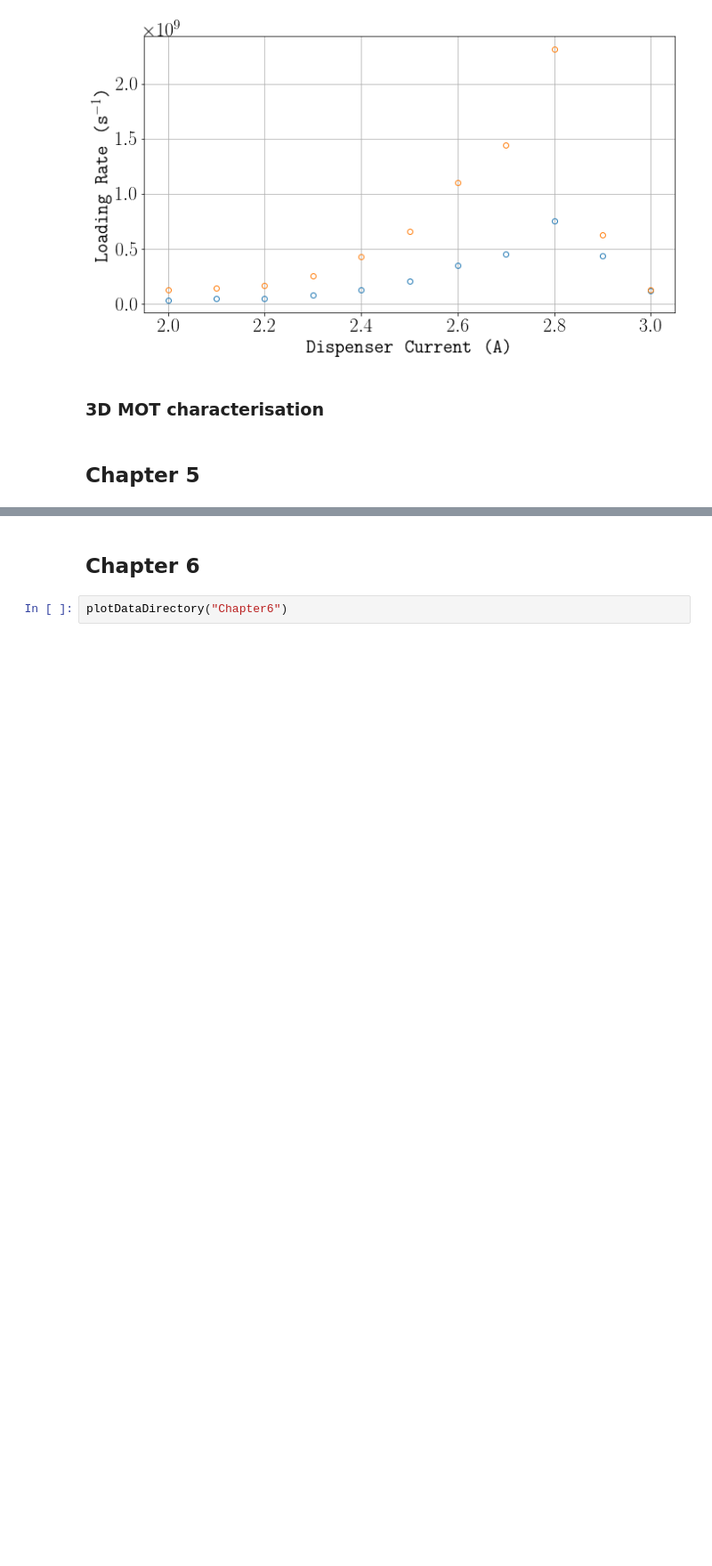
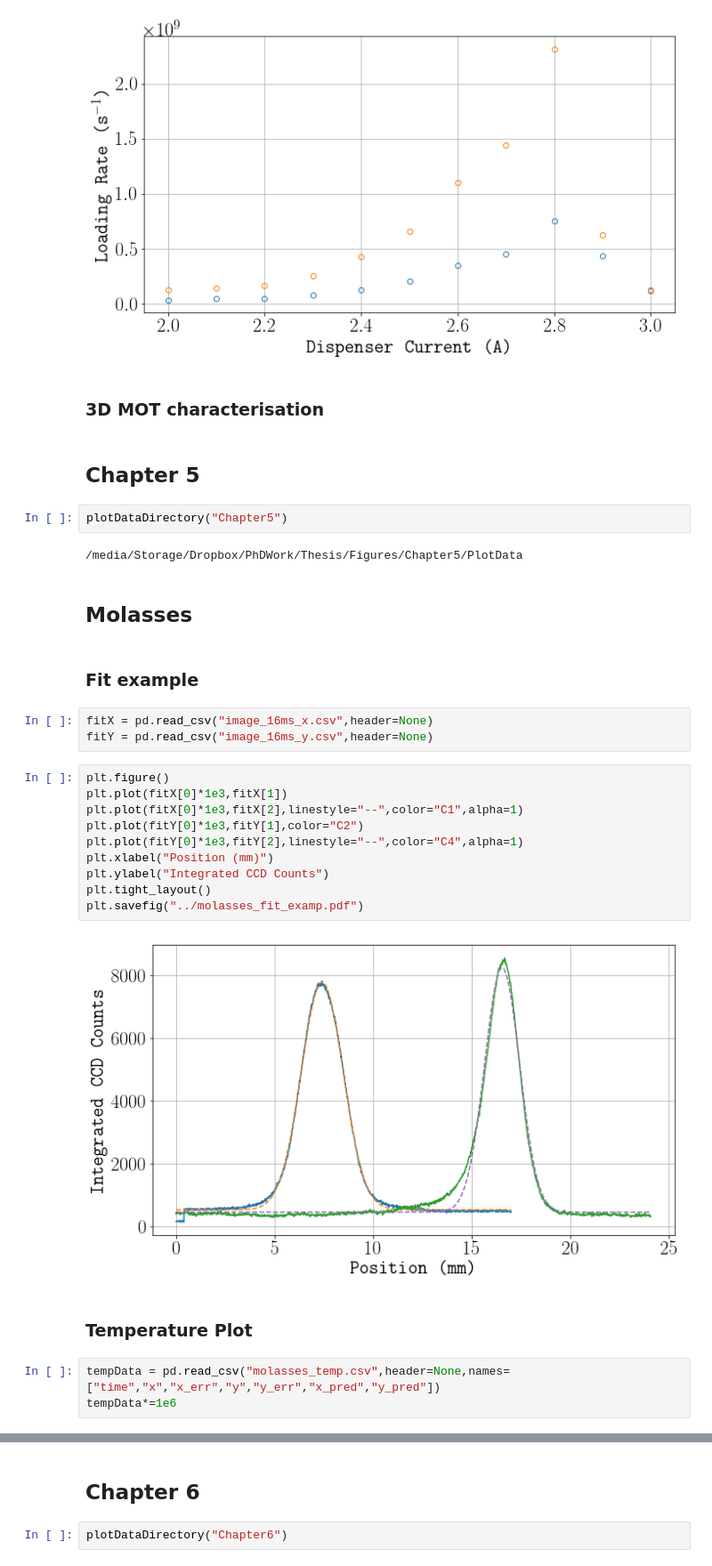
Before and after one commit to jstammers/thesis, a Jupyter notebook: Thesis Plots.ipynb, the cells around one changed output, grey strips where cells are left out. Shown at 89% size. Cells and saved outputs as stored; diff of their text form; blank space fills up the shorter version.

Commit message:
02/07 - Most of molasses. Comitting before making compcontrol changes

```diff
--- a/Thesis Plots.ipynb
+++ b/Thesis Plots.ipynb
@@ -408,3 +408,31 @@ plt.savefig("../loading_rate.pdf")
 ### 3D MOT characterisation
 # %% [markdown]
 ## Chapter 5
+# %%
+plotDataDirectory("Chapter5")
+# %% [output]
+/media/Storage/Dropbox/PhDWork/Thesis/Figures/Chapter5/PlotData
+# %% [markdown]
+## Molasses
+# %% [markdown]
+### Fit example
+# %%
+fitX = pd.read_csv("image_16ms_x.csv",header=None)
+fitY = pd.read_csv("image_16ms_y.csv",header=None)
+# %%
+plt.figure()
+plt.plot(fitX[0]*1e3,fitX[1])
+plt.plot(fitX[0]*1e3,fitX[2],linestyle="--",color="C1",alpha=1)
+plt.plot(fitY[0]*1e3,fitY[1],color="C2")
+plt.plot(fitY[0]*1e3,fitY[2],linestyle="--",color="C4",alpha=1)
+plt.xlabel("Position (mm)")
+plt.ylabel("Integrated CCD Counts")
+plt.tight_layout()
+plt.savefig("../molasses_fit_examp.pdf")
+# %% [output]
+[figure, added]
+# %% [markdown]
+### Temperature Plot
+# %%
+tempData = pd.read_csv("molasses_temp.csv",header=None,names=["time","x","x_err","y","y_err","x_pred","y_pred"])
+tempData*=1e6
```
Also changed, not shown: parts of 6 cells of this notebook, 9 other files.
